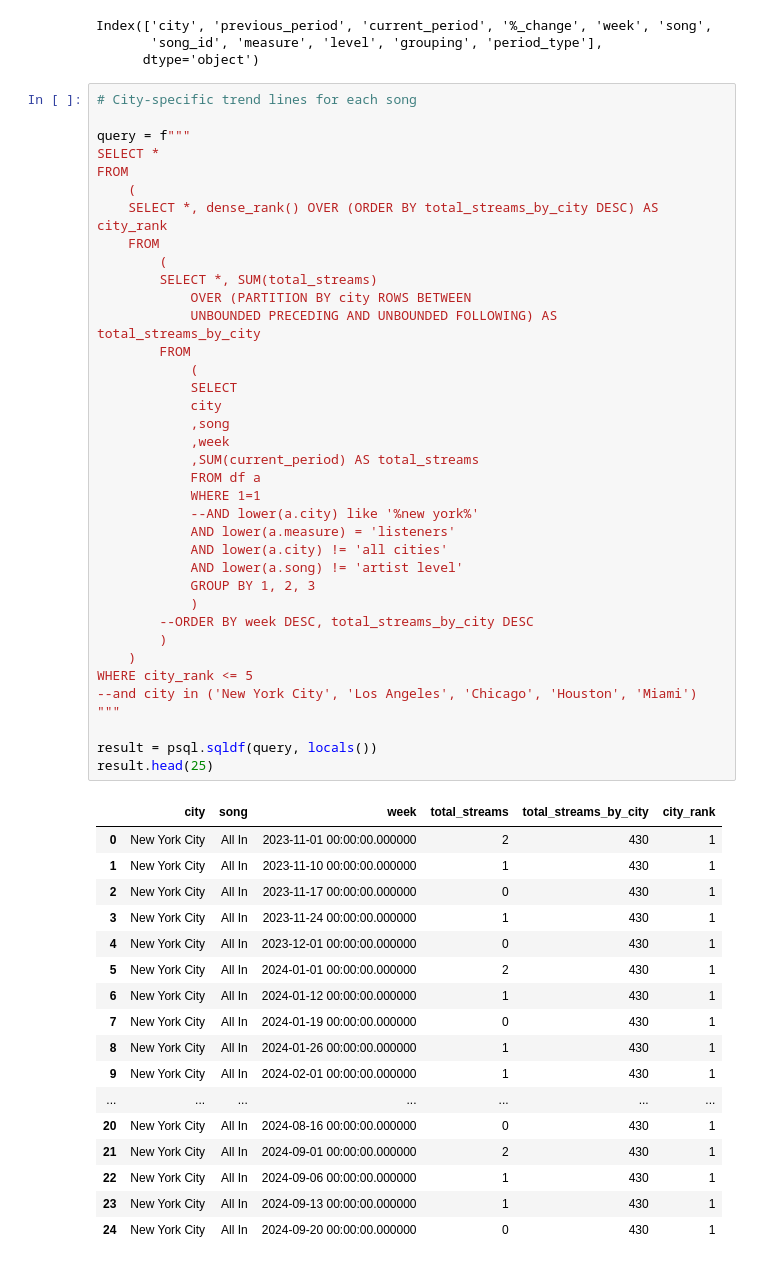
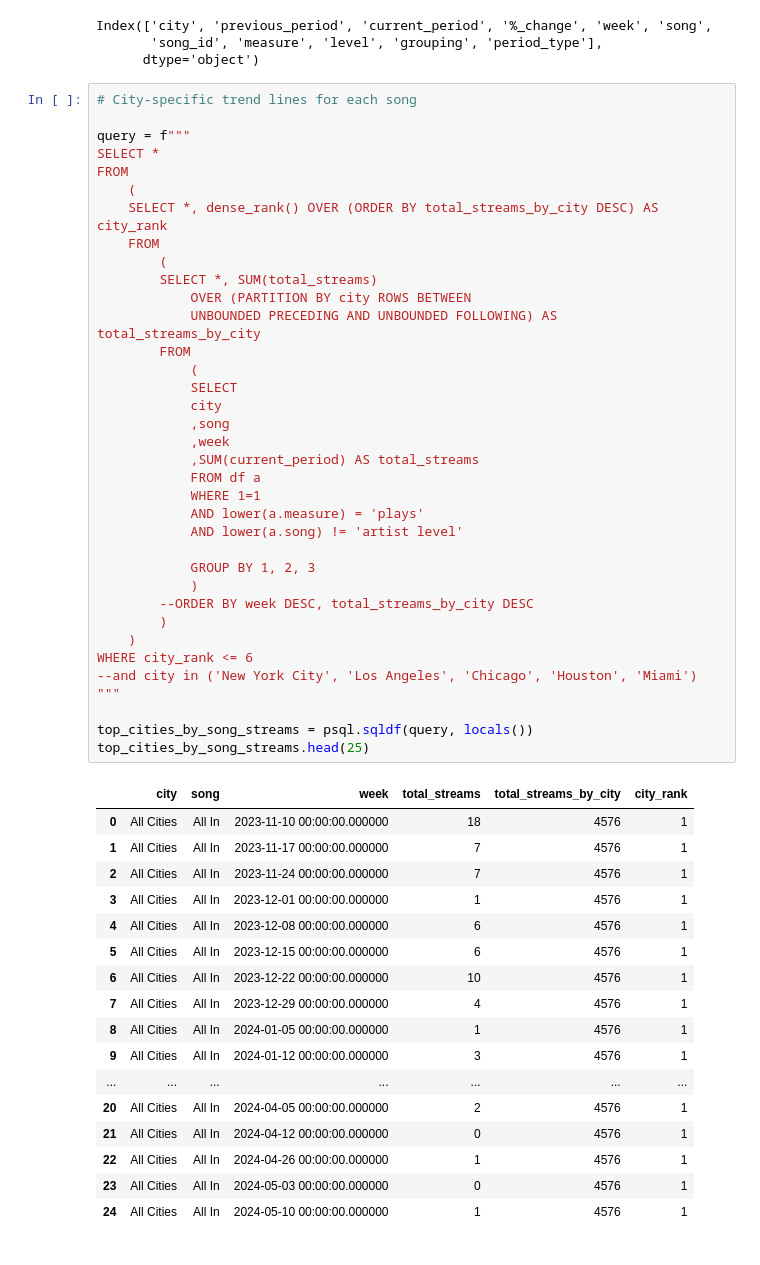
Before and after one commit to mgelberg/spring-2025, a Jupyter notebook: data-explore.ipynb, the cells around one changed output. Cells and saved outputs as stored; diff of their text form.

```diff
--- a/data-explore.ipynb
+++ b/data-explore.ipynb
@@ -155,52 +161,51 @@ Index(['city', 'previous_period', 'current_period', '%_change', 'week', 'song',
 query = f"""
 SELECT *
 FROM
     (
     SELECT *, dense_rank() OVER (ORDER BY total_streams_by_city DESC) AS city_rank
     FROM
         (
         SELECT *, SUM(total_streams)
             OVER (PARTITION BY city ROWS BETWEEN
             UNBOUNDED PRECEDING AND UNBOUNDED FOLLOWING) AS total_streams_by_city
         FROM
             (
             SELECT
             city
             ,song
             ,week
             ,SUM(current_period) AS total_streams
             FROM df a
             WHERE 1=1
-            --AND lower(a.city) like '%new york%'
-            AND lower(a.measure) = 'listeners'
-            AND lower(a.city) != 'all cities'
+            AND lower(a.measure) = 'plays'
             AND lower(a.song) != 'artist level'
+
             GROUP BY 1, 2, 3
             )
         --ORDER BY week DESC, total_streams_by_city DESC
         )
     )
-WHERE city_rank <= 5
+WHERE city_rank <= 6
 --and city in ('New York City', 'Los Angeles', 'Chicago', 'Houston', 'Miami')
 """
 
-result = psql.sqldf(query, locals())
-result.head(25)
+top_cities_by_song_streams = psql.sqldf(query, locals())
+top_cities_by_song_streams.head(25)
 # %% [output]
 |  | city | song | week | total_streams | total_streams_by_city | city_rank |
-| 0 | New York City | All In | 2023-11-01 00:00:00.000000 | 2 | 430 | 1 |
-| 1 | New York City | All In | 2023-11-10 00:00:00.000000 | 1 | 430 | 1 |
-| 2 | New York City | All In | 2023-11-17 00:00:00.000000 | 0 | 430 | 1 |
-| 3 | New York City | All In | 2023-11-24 00:00:00.000000 | 1 | 430 | 1 |
-| 4 | New York City | All In | 2023-12-01 00:00:00.000000 | 0 | 430 | 1 |
-| 5 | New York City | All In | 2024-01-01 00:00:00.000000 | 2 | 430 | 1 |
-| 6 | New York City | All In | 2024-01-12 00:00:00.000000 | 1 | 430 | 1 |
-| 7 | New York City | All In | 2024-01-19 00:00:00.000000 | 0 | 430 | 1 |
-| 8 | New York City | All In | 2024-01-26 00:00:00.000000 | 1 | 430 | 1 |
-| 9 | New York City | All In | 2024-02-01 00:00:00.000000 | 1 | 430 | 1 |
+| 0 | All Cities | All In | 2023-11-10 00:00:00.000000 | 18 | 4576 | 1 |
+| 1 | All Cities | All In | 2023-11-17 00:00:00.000000 | 7 | 4576 | 1 |
+| 2 | All Cities | All In | 2023-11-24 00:00:00.000000 | 7 | 4576 | 1 |
+| 3 | All Cities | All In | 2023-12-01 00:00:00.000000 | 1 | 4576 | 1 |
+| 4 | All Cities | All In | 2023-12-08 00:00:00.000000 | 6 | 4576 | 1 |
+| 5 | All Cities | All In | 2023-12-15 00:00:00.000000 | 6 | 4576 | 1 |
+| 6 | All Cities | All In | 2023-12-22 00:00:00.000000 | 10 | 4576 | 1 |
+| 7 | All Cities | All In | 2023-12-29 00:00:00.000000 | 4 | 4576 | 1 |
+| 8 | All Cities | All In | 2024-01-05 00:00:00.000000 | 1 | 4576 | 1 |
+| 9 | All Cities | All In | 2024-01-12 00:00:00.000000 | 3 | 4576 | 1 |
 | ... | ... | ... | ... | ... | ... | ... |
-| 20 | New York City | All In | 2024-08-16 00:00:00.000000 | 0 | 430 | 1 |
-| 21 | New York City | All In | 2024-09-01 00:00:00.000000 | 2 | 430 | 1 |
-| 22 | New York City | All In | 2024-09-06 00:00:00.000000 | 1 | 430 | 1 |
-| 23 | New York City | All In | 2024-09-13 00:00:00.000000 | 1 | 430 | 1 |
-| 24 | New York City | All In | 2024-09-20 00:00:00.000000 | 0 | 430 | 1 |
+| 20 | All Cities | All In | 2024-04-05 00:00:00.000000 | 2 | 4576 | 1 |
+| 21 | All Cities | All In | 2024-04-12 00:00:00.000000 | 0 | 4576 | 1 |
+| 22 | All Cities | All In | 2024-04-26 00:00:00.000000 | 1 | 4576 | 1 |
+| 23 | All Cities | All In | 2024-05-03 00:00:00.000000 | 0 | 4576 | 1 |
+| 24 | All Cities | All In | 2024-05-10 00:00:00.000000 | 1 | 4576 | 1 |
```
Also changed, not shown: parts of 15 cells of this notebook, 12 other files.
